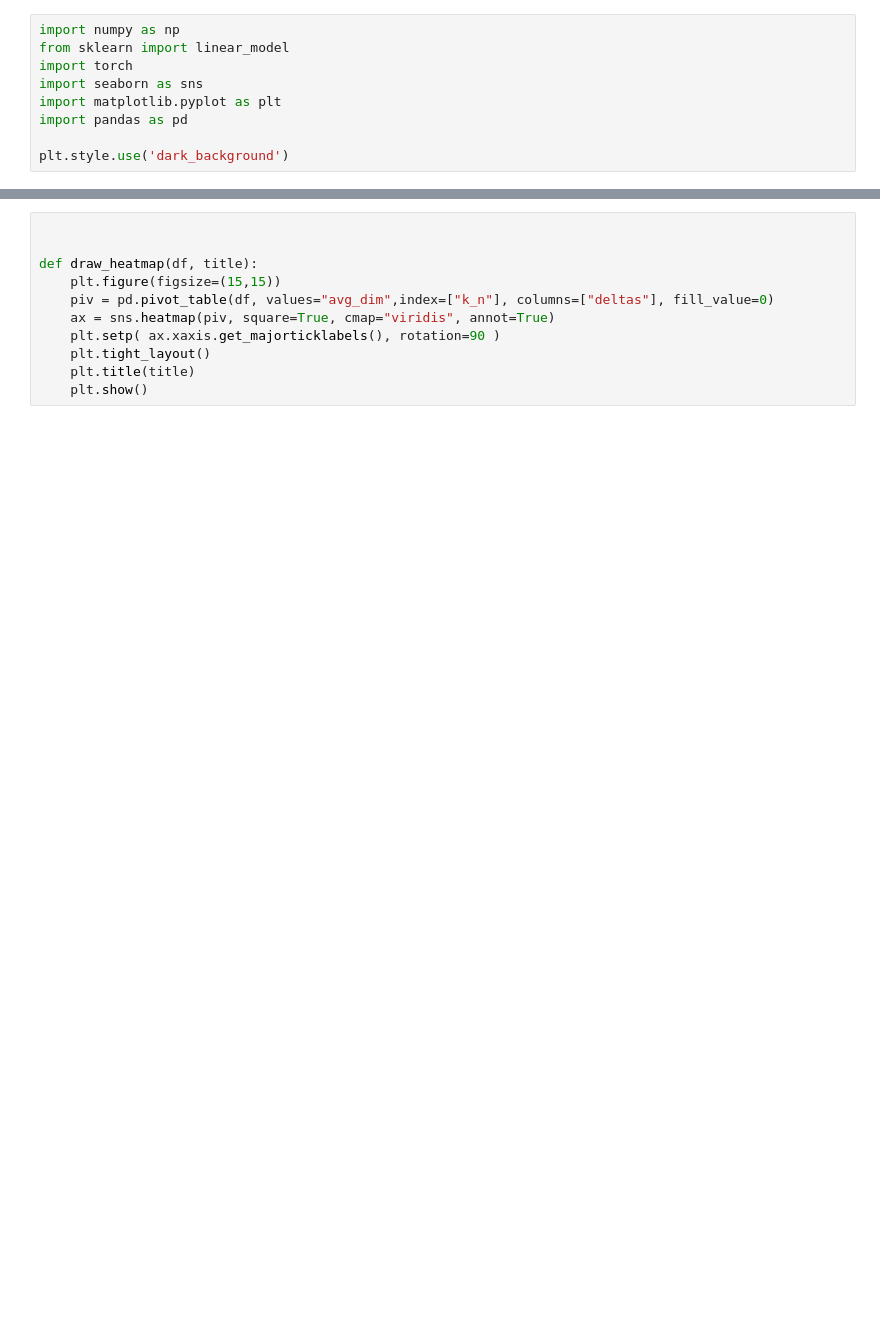
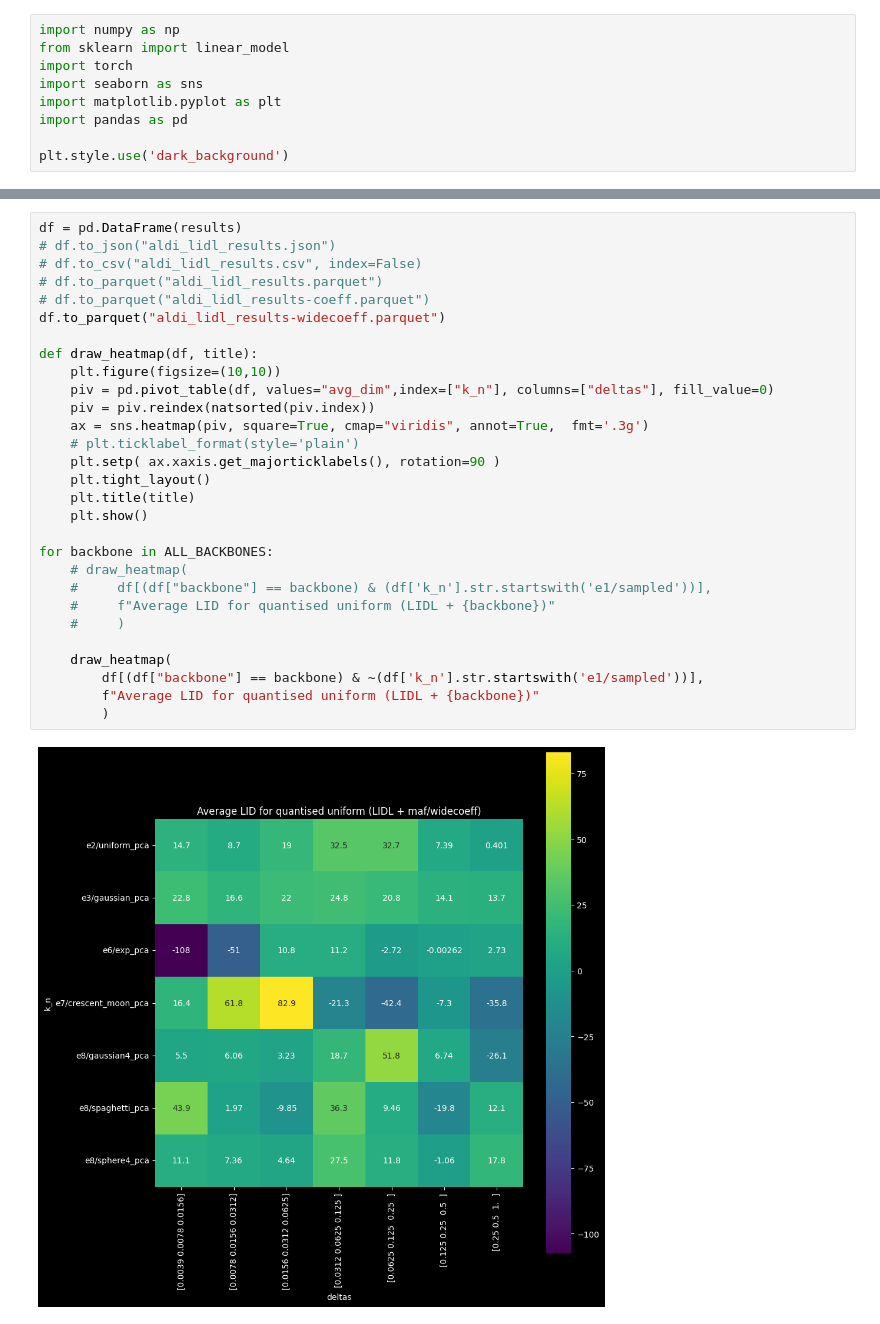
Before and after one commit to DominikFilipiak/lidl, a Jupyter notebook: examples/02_aldi.ipynb, the cells around one changed output, grey strips where cells are left out. Cells and saved outputs as stored; diff of their text form; blank space fills up the shorter version.

```diff
--- a/examples/02_aldi.ipynb
+++ b/examples/02_aldi.ipynb
@@ -10,11 +132,31 @@ plt.style.use('dark_background')
 # %%
-
+df = pd.DataFrame(results)
+# df.to_json("aldi_lidl_results.json")
+# df.to_csv("aldi_lidl_results.csv", index=False)
+# df.to_parquet("aldi_lidl_results.parquet")
+# df.to_parquet("aldi_lidl_results-coeff.parquet")
+df.to_parquet("aldi_lidl_results-widecoeff.parquet")
 
 def draw_heatmap(df, title):
-    plt.figure(figsize=(15,15))
+    plt.figure(figsize=(10,10))
     piv = pd.pivot_table(df, values="avg_dim",index=["k_n"], columns=["deltas"], fill_value=0)
-    ax = sns.heatmap(piv, square=True, cmap="viridis", annot=True)
+    piv = piv.reindex(natsorted(piv.index))
+    ax = sns.heatmap(piv, square=True, cmap="viridis", annot=True,  fmt='.3g')
+    # plt.ticklabel_format(style='plain')
     plt.setp( ax.xaxis.get_majorticklabels(), rotation=90 )
     plt.tight_layout()
     plt.title(title)
     plt.show()
+
+for backbone in ALL_BACKBONES:
+    # draw_heatmap(
+    #     df[(df["backbone"] == backbone) & (df['k_n'].str.startswith('e1/sampled'))],
+    #     f"Average LID for quantised uniform (LIDL + {backbone})"
+    #     )
+
+    draw_heatmap(
+        df[(df["backbone"] == backbone) & ~(df['k_n'].str.startswith('e1/sampled'))],
+        f"Average LID for quantised uniform (LIDL + {backbone})"
+        )
+# %% [output]
+[figure, added]
```
Also changed, not shown: parts of 15 cells of this notebook, 8 other files.
